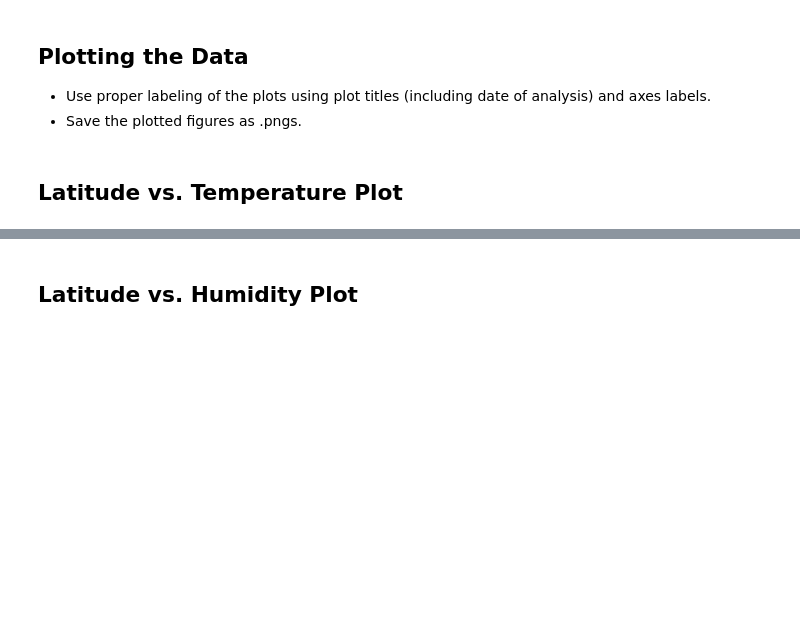
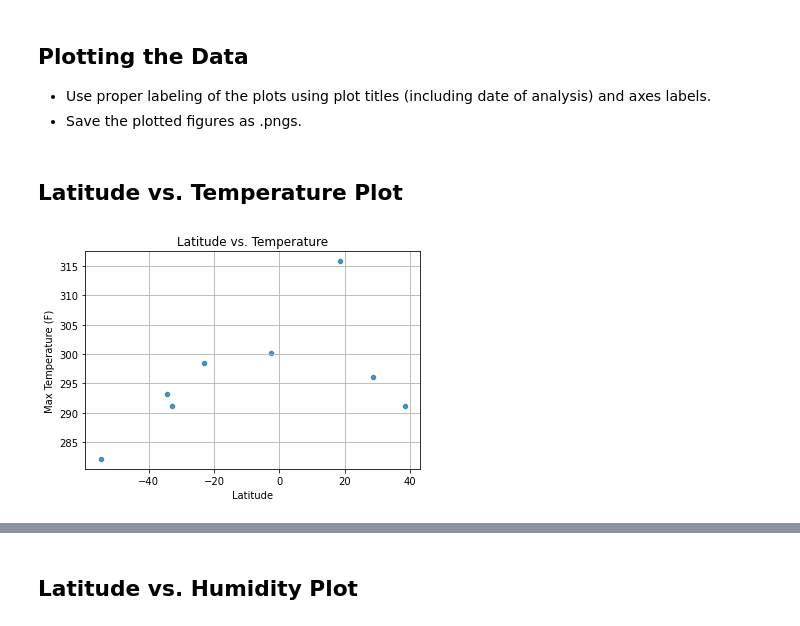
Before and after one commit to adriana-icasiano/python-api-challenge, a Jupyter notebook: WeatherPy/WeatherPy.ipynb, the cells around one changed output, grey strips where cells are left out. Drawn from its saved outputs; the diff is of its cells as text; code cells hidden in the pictures; blank space fills up the shorter version.

Commit message:
completed for 10 cities up to Linear Regression

```diff
--- a/WeatherPy/WeatherPy.ipynb
+++ b/WeatherPy/WeatherPy.ipynb
@@ -102,0 +101,35 @@ Processing Record 3 of Set 1 | samalaeulu
+# %%
+#do it once
+#then do it for 3 cities - make sure its works
+#add time sleep because API only allows 60 calls/minute
+#then do it for all cities
+
+weather = []
+
+x = 1
+y = 1
+print(f"Beginning Data Retrieval")
+for city in cities[:10]:
+    print(f"Processing Record {x} of Set {y} | {city}")
+    url = "http://api.openweathermap.org/data/2.5/weather?"
+    city = city
+    query_url = url + "appid=" + weather_api_key + "&q=" + city
+    try:
+        response = requests.get(query_url).json()
+        lat = response['coord']['lat']
+        lng = response['coord']['lon']
+        temp_max = response['main']['temp_max']
+        humid = response['main']['humidity']
+        cloud = response ['clouds']['all']
+        date = response['dt']
+        wind = response['wind']['speed']
+        country = response['sys']['country']
+        dict = {'City': city,'Lat': lat, 'Lng': lng, 'Max Temp': temp_max, 'Humidity' : humid, 'Cloudiness' : cloud, 'Date':date, \
+                'Wind Speed' : wind, 'Country':country}
+        weather.append(dict)
+    except KeyError:
+        print(f"There was a Key Error")
+    x += 1
+    if x % 60 == 0:
+        time.sleep(60)
+        y +=1
@@ -111,0 +210,4 @@ ValueError: Expected object or value
+# %%
+weather_df = pd.DataFrame(weather)
+weather_df.to_csv('weather_test_output', index = False)
+weather_df
@@ -124,3 +265,11 @@ Skip this step if there are no cities that have humidity > 100%.
 * Save the plotted figures as .pngs.
 # %% [markdown]
 ## Latitude vs. Temperature Plot
+# %%
+weather_df.plot(x ='Lat', y='Max Temp', kind = 'scatter', grid = True, alpha = .8)
+plt.title("Latitude vs. Temperature")
+plt.xlabel("Latitude")
+plt.ylabel("Max Temperature (F)")
+plt.show()
+# %% [output]
+[figure, added]
```
Also changed, not shown: parts of 16 cells of this notebook, 2 other files.
